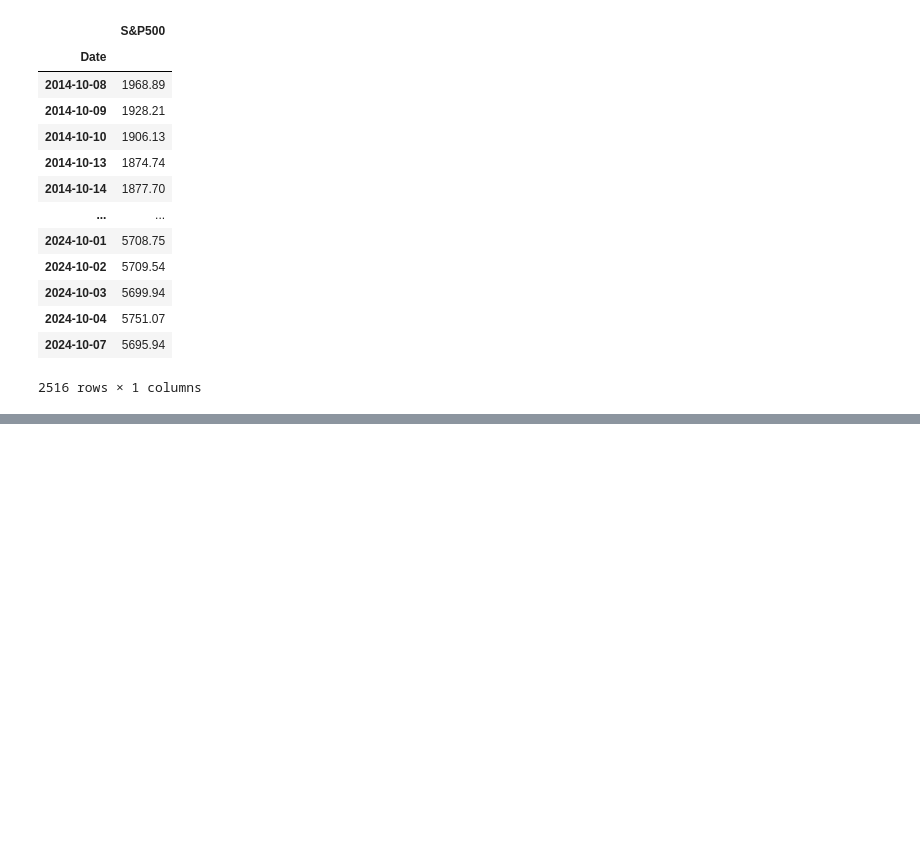
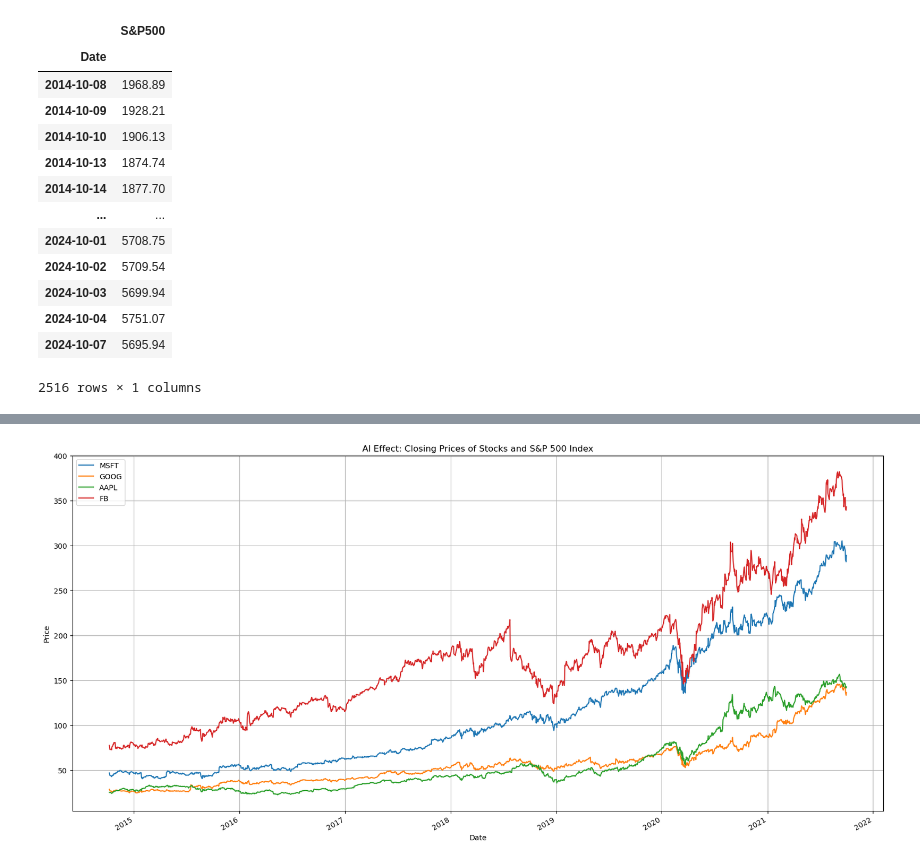
Before and after one commit to KingCam12/Project1_Group3, a Jupyter notebook: project1_group3.ipynb, the cells around one changed output, grey strips where cells are left out. Saved outputs shown, nothing was run; the diff lists cells and outputs as text; code cells hidden in the pictures; blank space fills up the shorter version.

```diff
--- a/project1_group3.ipynb
+++ b/project1_group3.ipynb
@@ -154,0 +141,4 @@ joined_data_cols
+# %%
+# Select only closing prices and volume for each stock
+closing_prices = joined_data_cols.loc[:, pd.IndexSlice[:, "Close"]]
+closing_prices
@@ -154,0 +161,8 @@ joined_data_cols
+# %%
+plot = closing_prices.plot(figsize=(20, 10), title="AI Effect: Closing Prices of Stocks and S&P 500 Index")
+plot.set_xlabel("Date")
+plot.set_ylabel("Price")
+plot.legend(["MSFT", "GOOG", "AAPL", "FB", "SP500"])
+plot.grid()
+# %% [output]
+[figure, added]
```
Also changed, not shown: parts of 10 cells of this notebook, 8 other files.
